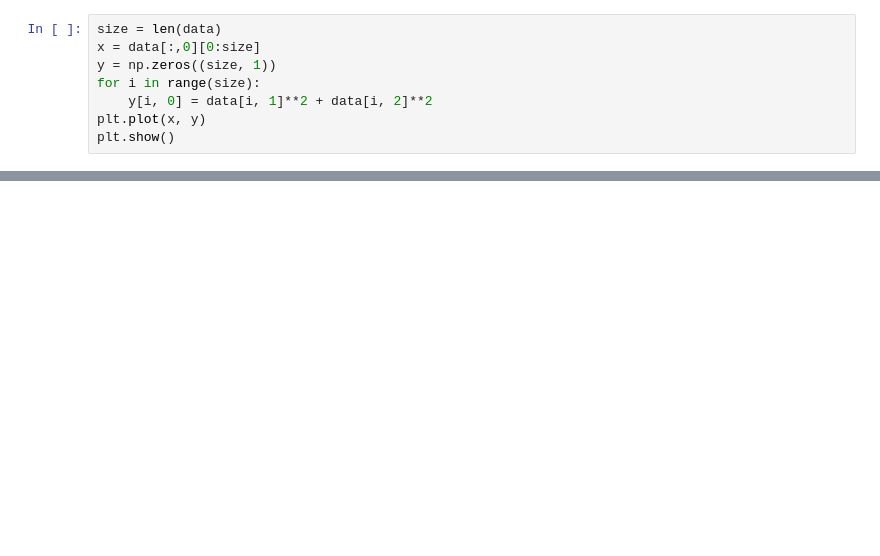
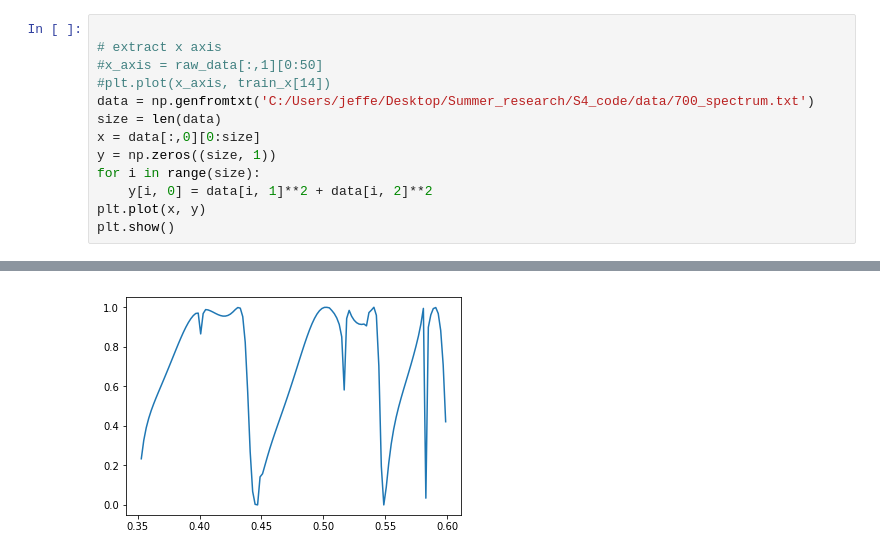
Before and after one commit to rifaasyari/Summer_research, a Jupyter notebook: Visualize transmission spectrum.ipynb, the cells around one changed output, grey strips where cells are left out. Drawn from its saved outputs; the diff is of its cells as text; blank space fills up the shorter version.

```diff
--- a/Visualize transmission spectrum.ipynb
+++ b/Visualize transmission spectrum.ipynb
@@ -8,4 +12,9 @@ data = np.genfromtxt('C:/Users/jeffe/Desktop/Summer_research/S4_code/R_Poly_0.tx
 # %%
+
+# extract x axis
+#x_axis = raw_data[:,1][0:50]
+#plt.plot(x_axis, train_x[14])
+data = np.genfromtxt('C:/Users/jeffe/Desktop/Summer_research/S4_code/data/700_spectrum.txt')
 size = len(data)
 x = data[:,0][0:size]
 y = np.zeros((size, 1))
@@ -18,0 +26 @@ plt.show()
+[figure, added]
```
Also changed, not shown: parts of 2 cells of this notebook, 5 other files.
